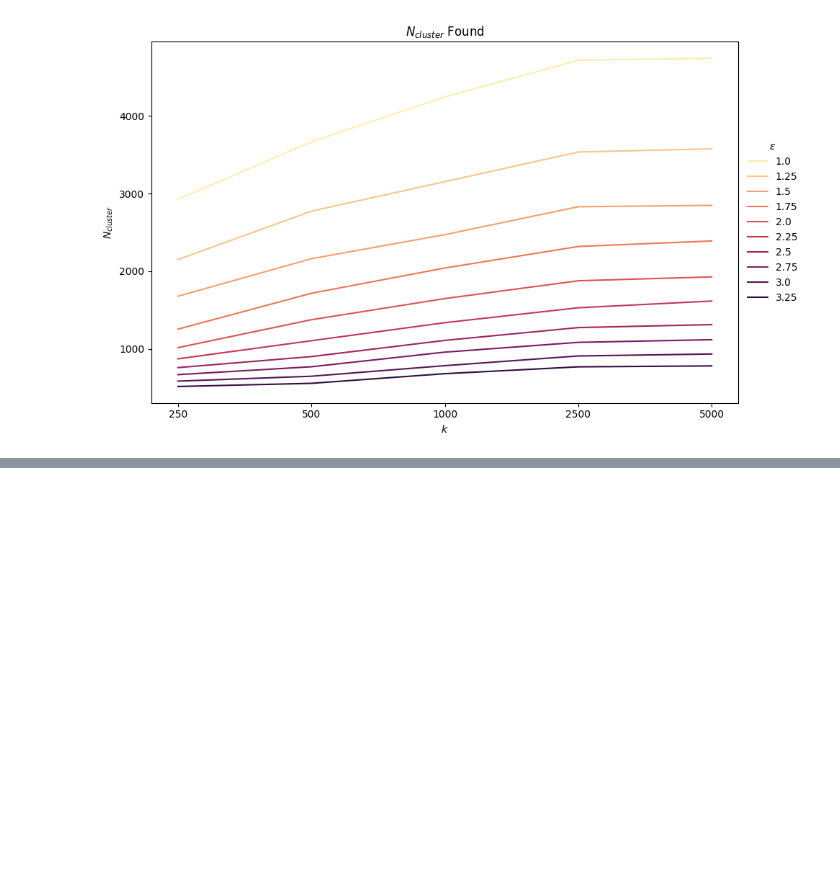
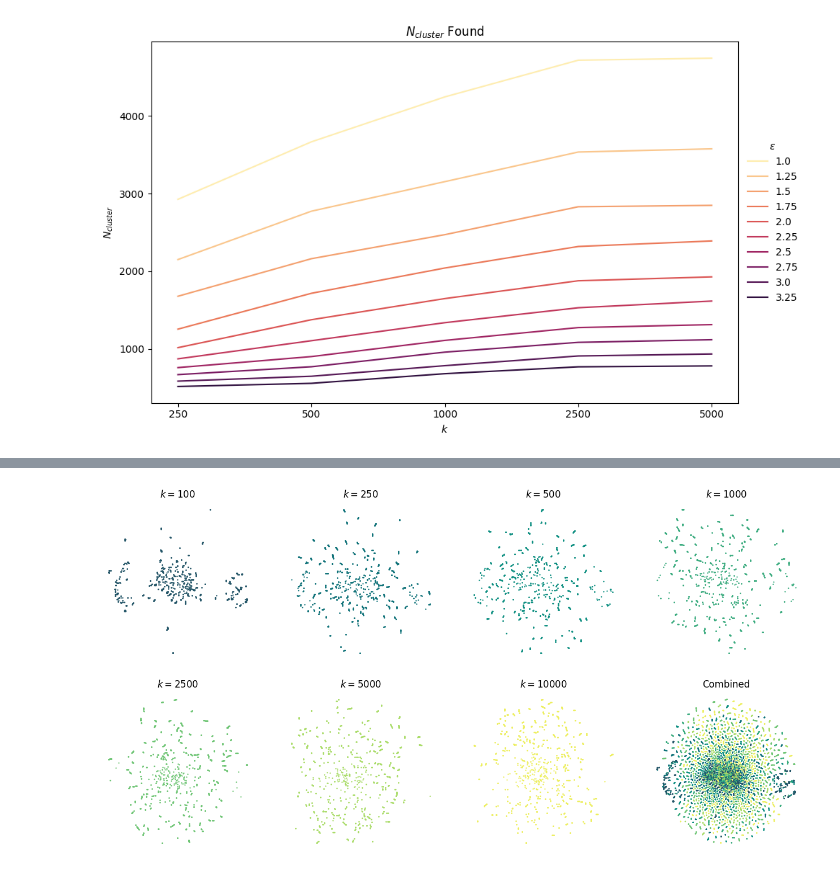
Before and after one commit to cjmerzbacher/met2vec, a Jupyter notebook: Final Plots/Generalization/N5000/tsne/tsne.ipynb, the cells around one changed output, grey strips where cells are left out. Drawn from its saved outputs; the diff is of its cells as text; code cells hidden in the pictures; blank space fills up the shorter version.

```diff
--- a/Final Plots/Generalization/N5000/tsne/tsne.ipynb
+++ b/Final Plots/Generalization/N5000/tsne/tsne.ipynb
@@ -136,0 +139,8 @@ plt.savefig("tsne_dbscan.png", dpi=400)
+# %%
+df_comb = pd.read_csv("./tsne_alivhep_combined.csv")
+
+df_comb["k"] = df_comb["file_name"].map(lambda s: int(s.split('_')[-2]))
+ks = list(sorted(df_comb["k"].unique()))
+df_comb["k_i"] = df_comb["k"].map(lambda k: ks.index(k))
+
+df_comb
@@ -136,0 +161,23 @@ plt.savefig("tsne_dbscan.png", dpi=400)
+# %%
+k_colors = np.array(cmaps.aggrnyl.colors)
+colors = k_colors[df_comb["k_i"]]
+
+fig, axs = plt.subplots(2,4, figsize=(16,8))
+
+axs = sum([list(ax) for ax in axs], start=[])
+
+for k, ax in zip(ks, axs):
+    k_df = df_comb[df_comb["k"] == k]
+    ki = ks.index(k)
+    ax.scatter(k_df['tsne0'], k_df['tsne1'], s=0.5, c=k_colors[ki])
+    ax.set_title(f"$k={k}$")
+
+axs[-1].scatter(df_comb["tsne0"], df_comb["tsne1"], c=colors, s=0.5)
+axs[-1].set_title("Combined")
+
+for ax in axs:
+    ax.axis("off")
+
+fig.savefig("tsne_combined_k_colors.png", dpi=600)
+# %% [output]
+[figure, added]
```
Also changed, not shown: parts of 3 cells of this notebook, 19 other files.
